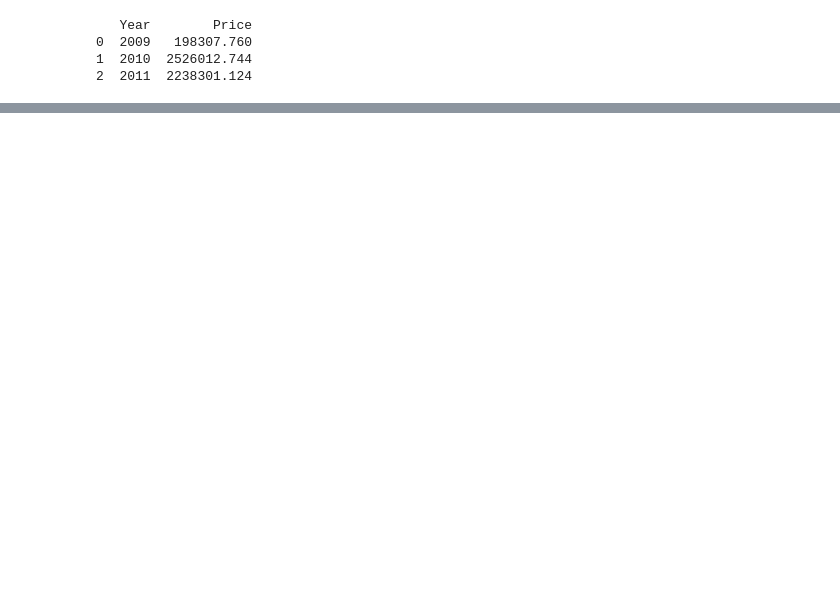
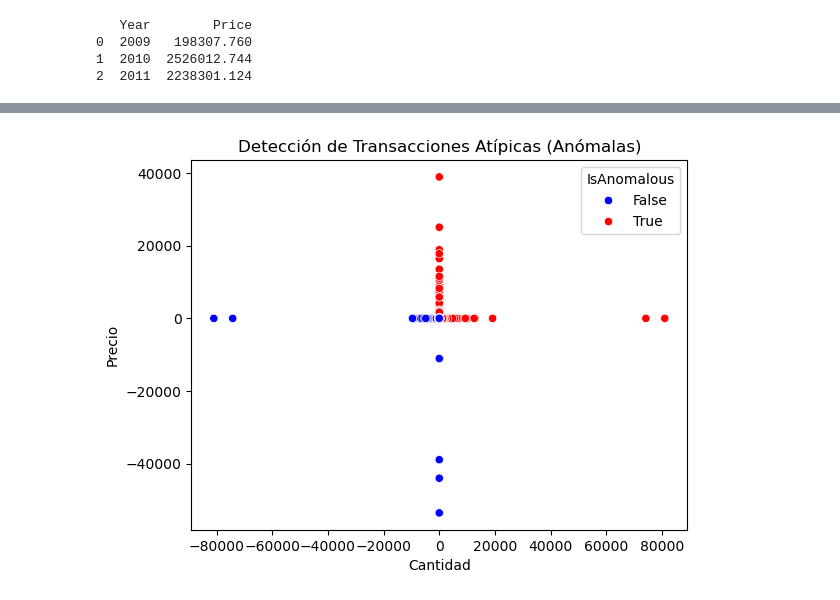
Before and after one commit to No-Country-simulation/s17-17-ft-data-bi, a Jupyter notebook: src/notebooks/eda.ipynb, the cells around one changed output, grey strips where cells are left out. Drawn from its saved outputs; the diff is of its cells as text; code cells hidden in the pictures; blank space fills up the shorter version.

```diff
--- a/src/notebooks/eda.ipynb
+++ b/src/notebooks/eda.ipynb
@@ -419,0 +619,8 @@ print(ventas_por_año)
+# %%
+sns.scatterplot(x='Quantity', y='Price', hue='IsAnomalous', data=df, palette={True: 'red', False: 'blue'})
+plt.title('Detección de Transacciones Atípicas (Anómalas)')
+plt.xlabel('Cantidad')
+plt.ylabel('Precio')
+plt.show()
+# %% [output]
+[figure, added]
```
Also changed, not shown: parts of 18 cells of this notebook, 11 other files.
